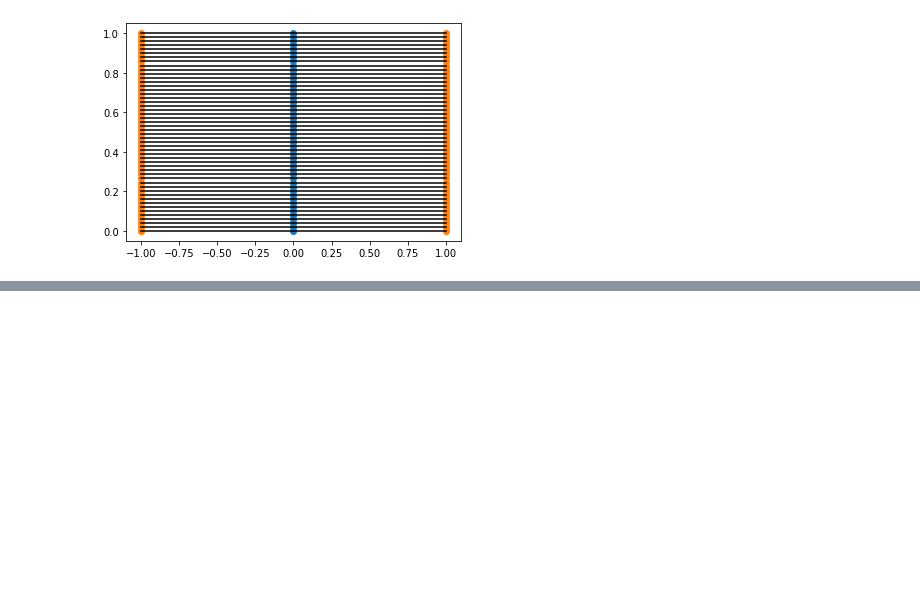
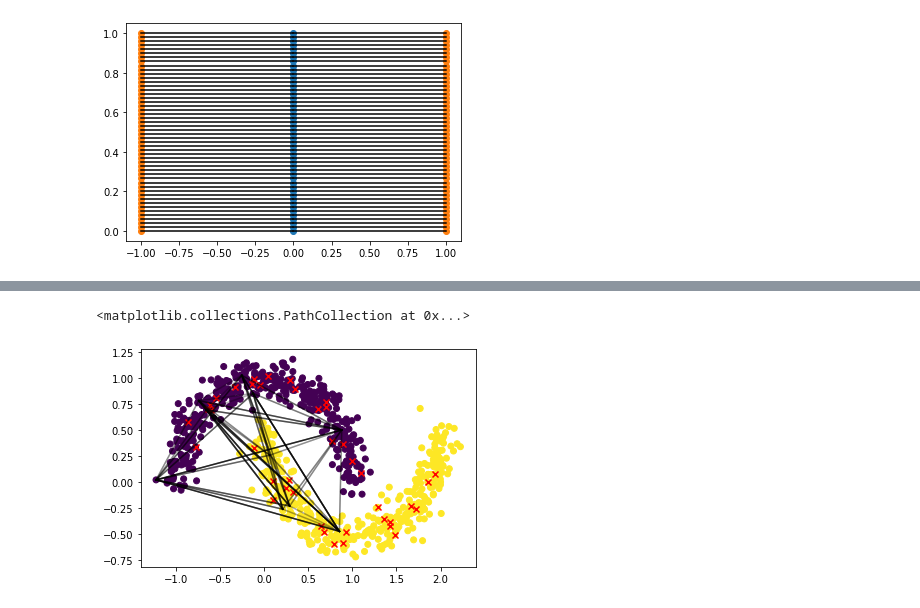
Before and after one commit to gstamatiou/optimal-classification, a Jupyter notebook: Optimal transport.ipynb, the cells around one changed output, grey strips where cells are left out. Saved outputs shown, nothing was run; the diff lists cells and outputs as text; code cells hidden in the pictures; blank space fills up the shorter version.

```diff
--- a/Optimal transport.ipynb
+++ b/Optimal transport.ipynb
@@ -52,0 +72,11 @@ plt.show()
+# %%
+a_idx = train_ind[np.argwhere(labels[train_ind] == 1)].flatten()
+b_idx = train_ind[np.argwhere(labels[train_ind] == -1)].flatten()
+
+M = ot.dist(X, X, metric='euclidean')
+ot.plot.plot2D_samples_mat(X[:10], X[:10], M)
+plt.scatter(X[:, 0], X[:, 1], c = labels)
+plt.scatter(X[train_ind, 0], X[train_ind, 1], color = 'red', marker = 'x', label = "Labelled nodes")
+# %% [output]
+<matplotlib.collections.PathCollection at 0x...>
+[figure, added]
```
Also changed, not shown: parts of 6 cells of this notebook.
